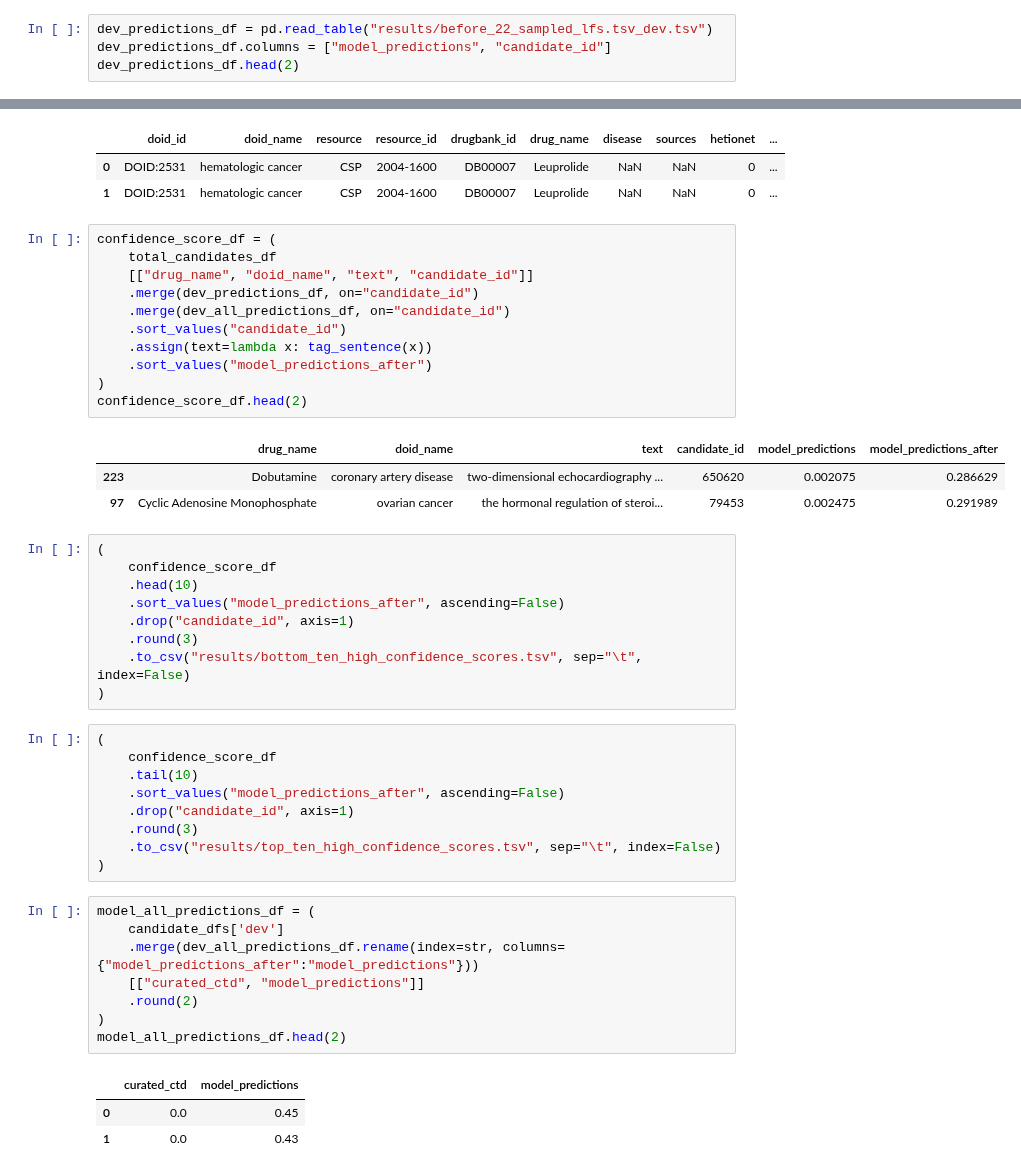
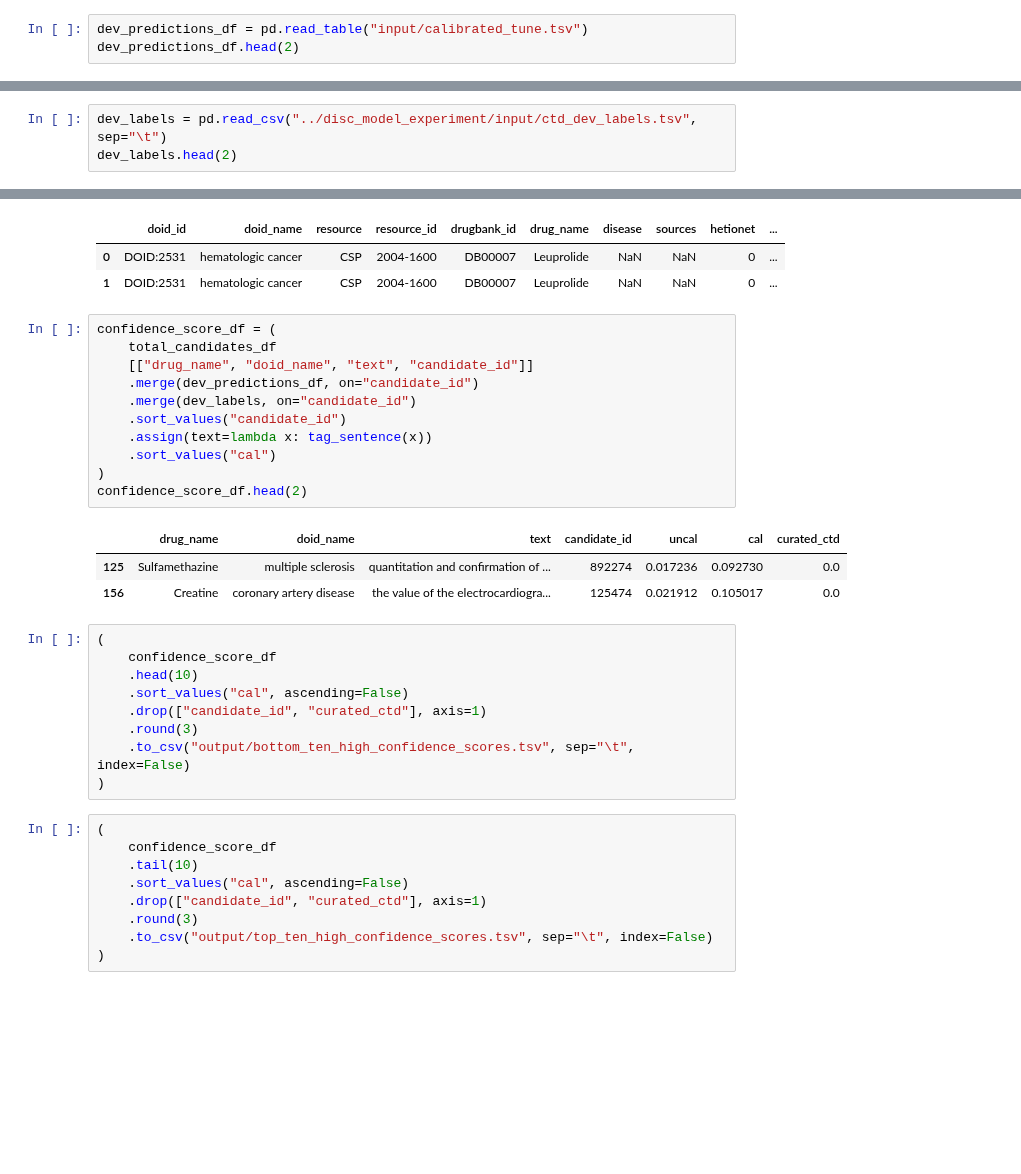
Before and after one commit to greenelab/snorkeling, a Jupyter notebook: compound_disease/compound_treats_disease/model_calibration_experiment/model_calibration_experiment.ipynb, the cells around one changed output, grey strips where cells are left out. Drawn from its saved outputs; the diff is of its cells as text; blank space fills up the shorter version.

Commit message:
Uploading Model calibration Results (#99)

```diff
--- a/compound_disease/compound_treats_disease/model_calibration_experiment/model_calibration_experiment.ipynb
+++ b/compound_disease/compound_treats_disease/model_calibration_experiment/model_calibration_experiment.ipynb
@@ -73,7 +72,6 @@ for key in candidate_dfs:
 Size of dev set: 500
 Size of test set: 500
 # %%
-dev_predictions_df = pd.read_table("results/before_22_sampled_lfs.tsv_dev.tsv")
-dev_predictions_df.columns = ["model_predictions", "candidate_id"]
+dev_predictions_df = pd.read_table("input/calibrated_tune.tsv")
 dev_predictions_df.head(2)
 # %% [output]
@@ -102,0 +81,3 @@ dev_all_predictions_df.head(2)
+# %%
+dev_labels = pd.read_csv("../disc_model_experiment/input/ctd_dev_labels.tsv", sep="\t")
+dev_labels.head(2)
@@ -110,45 +95,33 @@ total_candidates_df.head(2)
 # %%
 confidence_score_df = (
     total_candidates_df
     [["drug_name", "doid_name", "text", "candidate_id"]]
     .merge(dev_predictions_df, on="candidate_id")
-    .merge(dev_all_predictions_df, on="candidate_id")
+    .merge(dev_labels, on="candidate_id")
     .sort_values("candidate_id")
     .assign(text=lambda x: tag_sentence(x))
-    .sort_values("model_predictions_after")
+    .sort_values("cal")
 )
 confidence_score_df.head(2)
 # %% [output]
-|  | drug_name | doid_name | text | candidate_id | model_predictions | model_predictions_after |
-| 223 | Dobutamine | coronary artery disease | two-dimensional echocardiography ... | 650620 | 0.002075 | 0.286629 |
-| 97 | Cyclic Adenosine Monophosphate | ovarian cancer | the hormonal regulation of steroi... | 79453 | 0.002475 | 0.291989 |
+|  | drug_name | doid_name | text | candidate_id | uncal | cal | curated_ctd |
+| 125 | Sulfamethazine | multiple sclerosis | quantitation and confirmation of ... | 892274 | 0.017236 | 0.092730 | 0.0 |
+| 156 | Creatine | coronary artery disease | the value of the electrocardiogra... | 125474 | 0.021912 | 0.105017 | 0.0 |
 # %%
 (
     confidence_score_df
     .head(10)
-    .sort_values("model_predictions_after", ascending=False)
-    .drop("candidate_id", axis=1)
+    .sort_values("cal", ascending=False)
+    .drop(["candidate_id", "curated_ctd"], axis=1)
     .round(3)
-    .to_csv("results/bottom_ten_high_confidence_scores.tsv", sep="\t", index=False)
+    .to_csv("output/bottom_ten_high_confidence_scores.tsv", sep="\t", index=False)
 )
 # %%
 (
     confidence_score_df
     .tail(10)
-    .sort_values("model_predictions_after", ascending=False)
-    .drop("candidate_id", axis=1)
+    .sort_values("cal", ascending=False)
+    .drop(["candidate_id", "curated_ctd"], axis=1)
     .round(3)
-    .to_csv("results/top_ten_high_confidence_scores.tsv", sep="\t", index=False)
+    .to_csv("output/top_ten_high_confidence_scores.tsv", sep="\t", index=False)
 )
-# %%
-model_all_predictions_df = (
-    candidate_dfs['dev']
-    .merge(dev_all_predictions_df.rename(index=str, columns={"model_predictions_after":"model_predictions"}))
-    [["curated_ctd", "model_predictions"]]
-    .round(2)
-)
-model_all_predictions_df.head(2)
-# %% [output]
-|  | curated_ctd | model_predictions |
-| 0 | 0.0 | 0.45 |
-| 1 | 0.0 | 0.43 |
```
Also changed, not shown: parts of 8 cells of this notebook, 31 other files.
